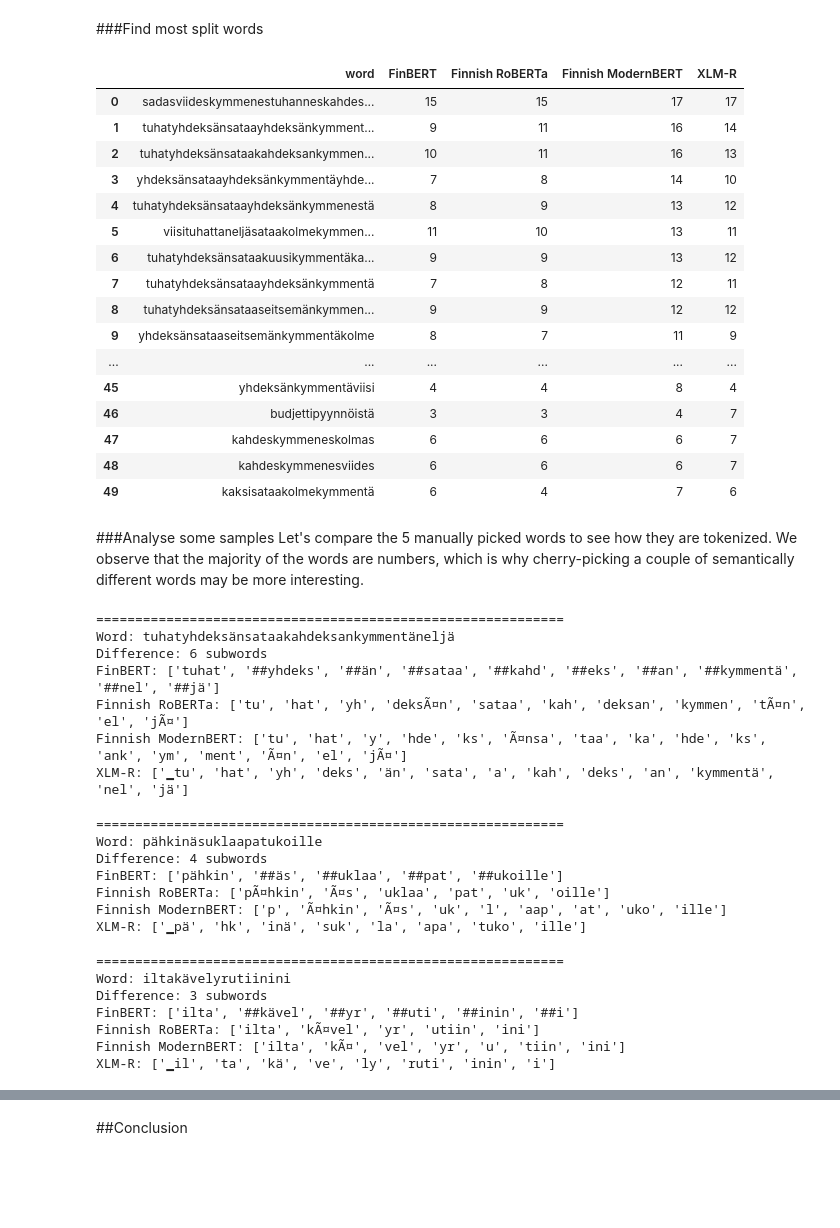
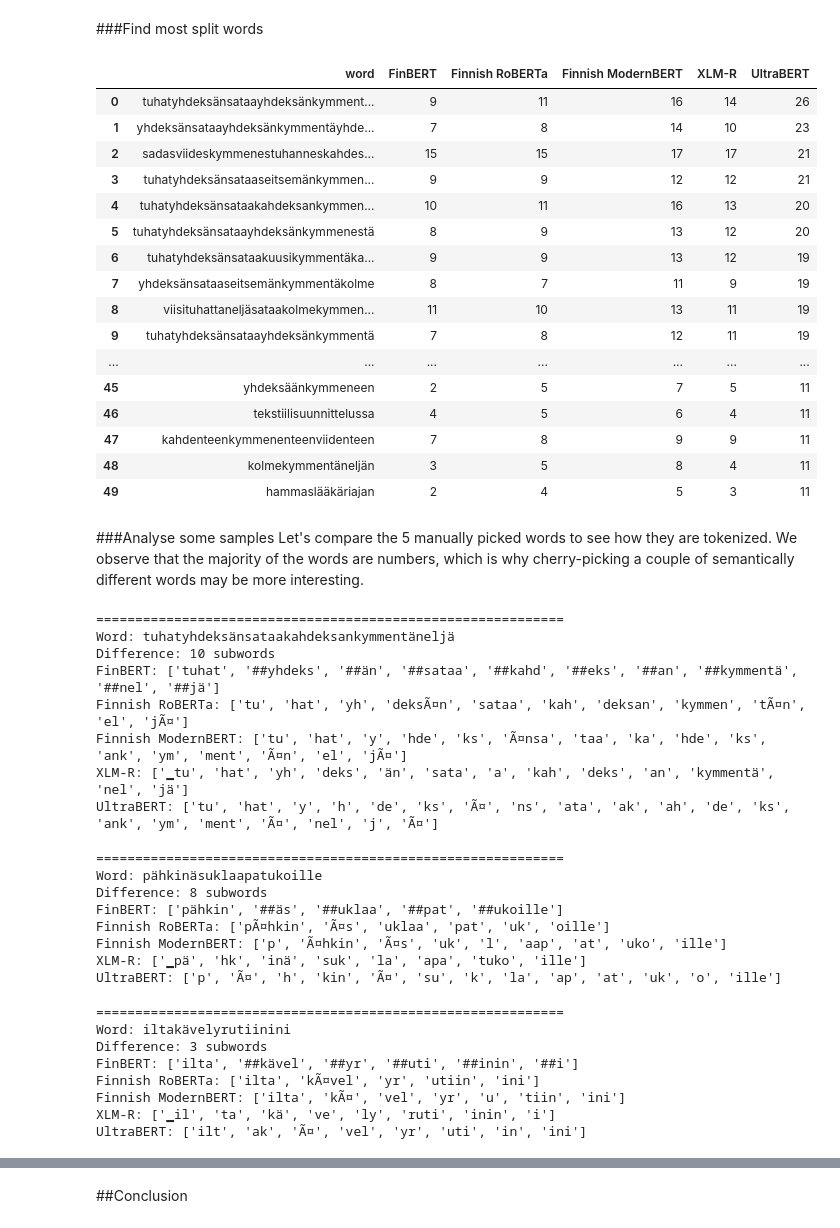
Before and after one commit to rosamariaryh/finnish-nlp-with-transformers, a Jupyter notebook: 1_finnish_tokenization.ipynb, the cells around one changed output, grey strips where cells are left out. Cells and saved outputs as stored; diff of their text form; code cells hidden in the pictures; blank space fills up the shorter version.

Commit message:
Update notebooks 1 and 2 to include UltraBERT

```diff
--- a/1_finnish_tokenization.ipynb
+++ b/1_finnish_tokenization.ipynb
@@ -99,6 +80,7 @@ tokenizer_finbert = AutoTokenizer.from_pretrained("TurkuNLP/bert-base-finnish-ca
 tokenizer_finnish_roberta = AutoTokenizer.from_pretrained("Finnish-NLP/roberta-large-finnish-v2")
 tokenizer_finnish_modernbert = AutoTokenizer.from_pretrained("TurkuNLP/finnish-modernbert-base")
 tokenizer_xlm_r = AutoTokenizer.from_pretrained("FacebookAI/xlm-roberta-base")
+tokenizer_ultrabert = AutoTokenizer.from_pretrained("dmis-lab/UltraBERT-150M",trust_remote_code=True)
 # %% [markdown]
 ###Tokenise a short text
 
@@ -703,36 +735,37 @@ def find_most_split_words(dataset, tokenizers, top_n=50):
 # %%
 tokenizers = {
     "FinBERT": tokenizer_finbert,
     "Finnish RoBERTa": tokenizer_finnish_roberta,
     "Finnish ModernBERT": tokenizer_finnish_modernbert,
-    "XLM-R": tokenizer_xlm_r
+    "XLM-R": tokenizer_xlm_r,
+    "UltraBERT": tokenizer_ultrabert
 }
 
 most_split_words = find_most_split_words(
     hf_train_dataset,
     tokenizers,
     top_n=50
 )
 
 pd.DataFrame(most_split_words)
 # %% [output]
-|  | word | FinBERT | Finnish RoBERTa | Finnish ModernBERT | XLM-R |
-| 0 | sadasviideskymmenestuhanneskahdes... | 15 | 15 | 17 | 17 |
-| 1 | tuhatyhdeksänsataayhdeksänkymment... | 9 | 11 | 16 | 14 |
-| 2 | tuhatyhdeksänsataakahdeksankymmen... | 10 | 11 | 16 | 13 |
-| 3 | yhdeksänsataayhdeksänkymmentäyhde... | 7 | 8 | 14 | 10 |
-| 4 | tuhatyhdeksänsataayhdeksänkymmenestä | 8 | 9 | 13 | 12 |
-| 5 | viisituhattaneljäsataakolmekymmen... | 11 | 10 | 13 | 11 |
-| 6 | tuhatyhdeksänsataakuusikymmentäka... | 9 | 9 | 13 | 12 |
-| 7 | tuhatyhdeksänsataayhdeksänkymmentä | 7 | 8 | 12 | 11 |
-| 8 | tuhatyhdeksänsataaseitsemänkymmen... | 9 | 9 | 12 | 12 |
-| 9 | yhdeksänsataaseitsemänkymmentäkolme | 8 | 7 | 11 | 9 |
-| ... | ... | ... | ... | ... | ... |
-| 45 | yhdeksänkymmentäviisi | 4 | 4 | 8 | 4 |
-| 46 | budjettipyynnöistä | 3 | 3 | 4 | 7 |
-| 47 | kahdeskymmeneskolmas | 6 | 6 | 6 | 7 |
-| 48 | kahdeskymmenesviides | 6 | 6 | 6 | 7 |
-| 49 | kaksisataakolmekymmentä | 6 | 4 | 7 | 6 |
+|  | word | FinBERT | Finnish RoBERTa | Finnish ModernBERT | XLM-R | UltraBERT |
+| 0 | tuhatyhdeksänsataayhdeksänkymment... | 9 | 11 | 16 | 14 | 26 |
+| 1 | yhdeksänsataayhdeksänkymmentäyhde... | 7 | 8 | 14 | 10 | 23 |
+| 2 | sadasviideskymmenestuhanneskahdes... | 15 | 15 | 17 | 17 | 21 |
+| 3 | tuhatyhdeksänsataaseitsemänkymmen... | 9 | 9 | 12 | 12 | 21 |
+| 4 | tuhatyhdeksänsataakahdeksankymmen... | 10 | 11 | 16 | 13 | 20 |
+| 5 | tuhatyhdeksänsataayhdeksänkymmenestä | 8 | 9 | 13 | 12 | 20 |
+| 6 | tuhatyhdeksänsataakuusikymmentäka... | 9 | 9 | 13 | 12 | 19 |
+| 7 | yhdeksänsataaseitsemänkymmentäkolme | 8 | 7 | 11 | 9 | 19 |
+| 8 | viisituhattaneljäsataakolmekymmen... | 11 | 10 | 13 | 11 | 19 |
+| 9 | tuhatyhdeksänsataayhdeksänkymmentä | 7 | 8 | 12 | 11 | 19 |
+| ... | ... | ... | ... | ... | ... | ... |
+| 45 | yhdeksäänkymmeneen | 2 | 5 | 7 | 5 | 11 |
+| 46 | tekstiilisuunnittelussa | 4 | 5 | 6 | 4 | 11 |
+| 47 | kahdenteenkymmenenteenviidenteen | 7 | 8 | 9 | 9 | 11 |
+| 48 | kolmekymmentäneljän | 3 | 5 | 8 | 4 | 11 |
+| 49 | hammaslääkäriajan | 2 | 4 | 5 | 3 | 11 |
 # %% [markdown]
 ###Analyse some samples
 Let's compare the 5 manually picked words to see how they are tokenized. We observe that the majority of the words are numbers, which is why cherry-picking a couple of semantically different words may be more interesting.
@@ -759,21 +792,23 @@ analyze_word("tuhatyhdeksänsataakahdeksankymmentäneljä")
 # %% [output]
 ============================================================
 Word: tuhatyhdeksänsataakahdeksankymmentäneljä
-Difference: 6 subwords
+Difference: 10 subwords
 FinBERT: ['tuhat', '##yhdeks', '##än', '##sataa', '##kahd', '##eks', '##an', '##kymmentä', '##nel', '##jä']
 Finnish RoBERTa: ['tu', 'hat', 'yh', 'deksÃ¤n', 'sataa', 'kah', 'deksan', 'kymmen', 'tÃ¤n', 'el', 'jÃ¤']
 Finnish ModernBERT: ['tu', 'hat', 'y', 'hde', 'ks', 'Ã¤nsa', 'taa', 'ka', 'hde', 'ks', 'ank', 'ym', 'ment', 'Ã¤n', 'el', 'jÃ¤']
 XLM-R: ['▁tu', 'hat', 'yh', 'deks', 'än', 'sata', 'a', 'kah', 'deks', 'an', 'kymmentä', 'nel', 'jä']
+UltraBERT: ['tu', 'hat', 'y', 'h', 'de', 'ks', 'Ã¤', 'ns', 'ata', 'ak', 'ah', 'de', 'ks', 'ank', 'ym', 'ment', 'Ã¤', 'nel', 'j', 'Ã¤']
 # %%
 analyze_word("pähkinäsuklaapatukoille")
 # %% [output]
 ============================================================
 Word: pähkinäsuklaapatukoille
-Difference: 4 subwords
+Difference: 8 subwords
 FinBERT: ['pähkin', '##äs', '##uklaa', '##pat', '##ukoille']
 Finnish RoBERTa: ['pÃ¤hkin', 'Ã¤s', 'uklaa', 'pat', 'uk', 'oille']
 Finnish ModernBERT: ['p', 'Ã¤hkin', 'Ã¤s', 'uk', 'l', 'aap', 'at', 'uko', 'ille']
 XLM-R: ['▁pä', 'hk', 'inä', 'suk', 'la', 'apa', 'tuko', 'ille']
+UltraBERT: ['p', 'Ã¤', 'h', 'kin', 'Ã¤', 'su', 'k', 'la', 'ap', 'at', 'uk', 'o', 'ille']
 # %%
 analyze_word("iltakävelyrutiinini")
 # %% [output]
@@ -784,6 +819,7 @@ FinBERT: ['ilta', '##kävel', '##yr', '##uti', '##inin', '##i']
 Finnish RoBERTa: ['ilta', 'kÃ¤vel', 'yr', 'utiin', 'ini']
 Finnish ModernBERT: ['ilta', 'kÃ¤', 'vel', 'yr', 'u', 'tiin', 'ini']
 XLM-R: ['▁il', 'ta', 'kä', 've', 'ly', 'ruti', 'inin', 'i']
+UltraBERT: ['ilt', 'ak', 'Ã¤', 'vel', 'yr', 'uti', 'in', 'ini']
 # %%
 analyze_word("suosikkilatinokappaleeni")
 # %% [output]
```
Also changed, not shown: parts of 18 cells of this notebook, 1 other file.
